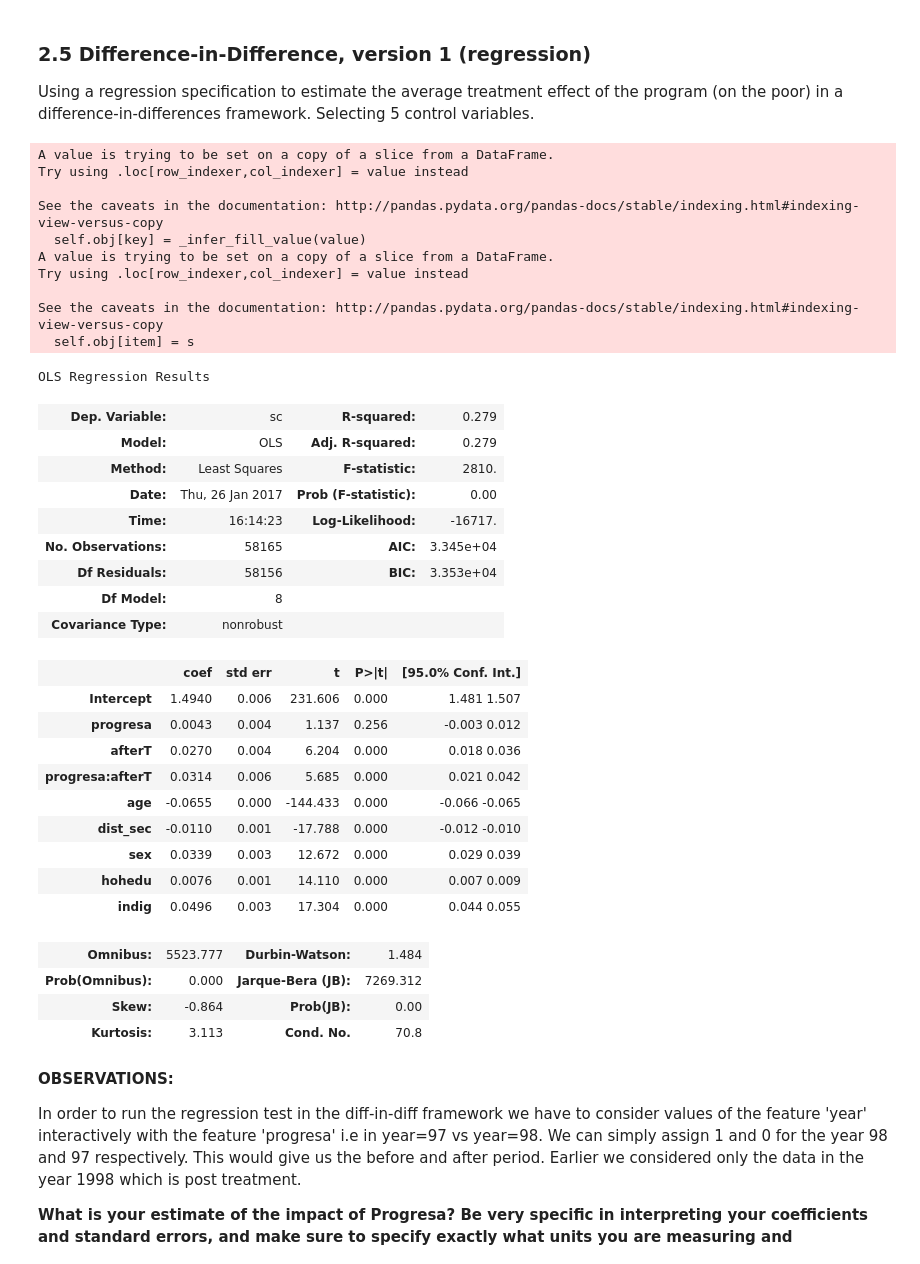
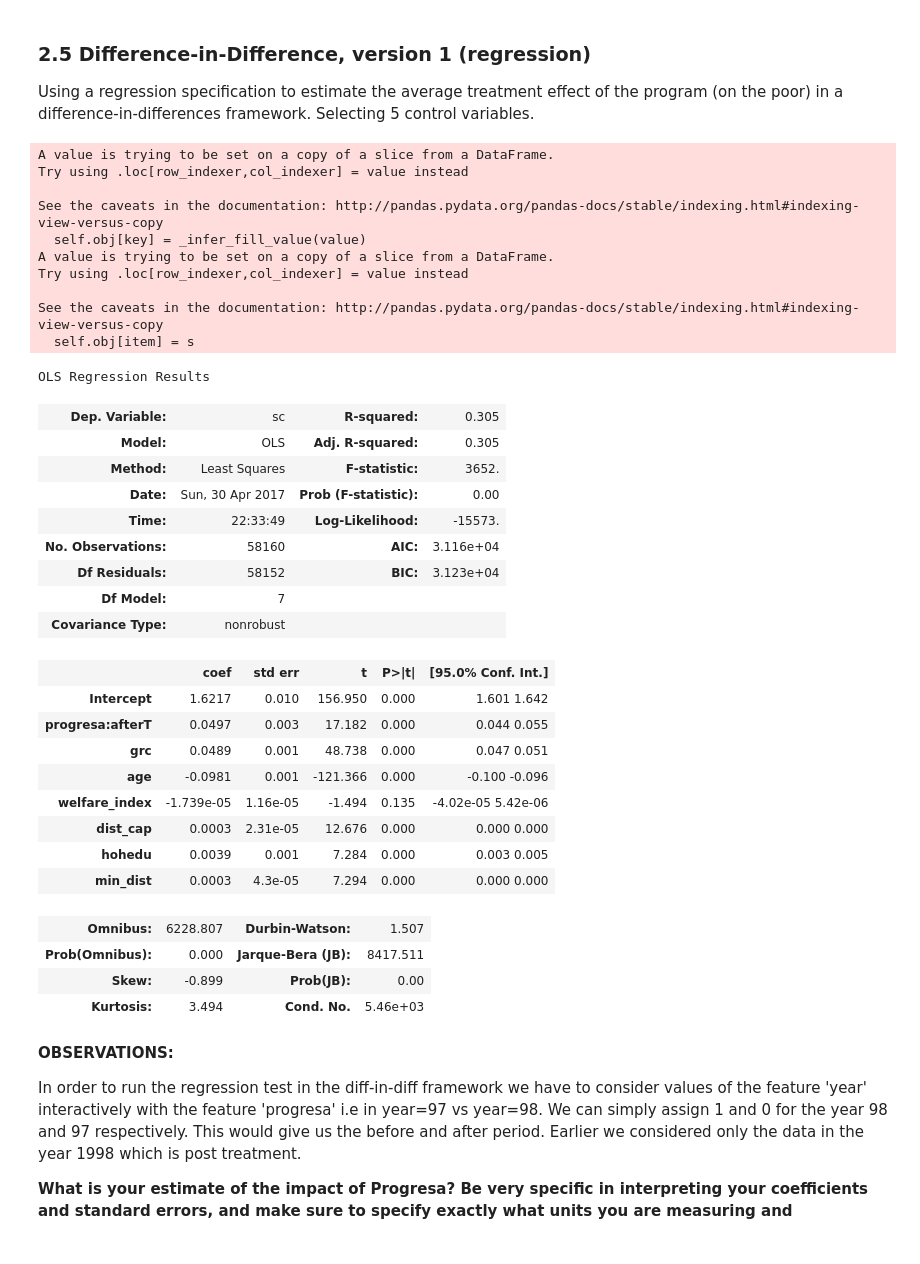
Before and after one commit to yasht7/Progresa-Data-Analysis, a Jupyter notebook: YASHASWI_TAMTA - Progresa Exploration.ipynb, the cells around one changed output. Cells and saved outputs as stored; diff of their text form; code cells hidden in the pictures.

```diff
--- a/YASHASWI_TAMTA+-+Progresa+Exploration.ipynb
+++ b/YASHASWI_TAMTA - Progresa Exploration.ipynb
@@ -534,47 +633,46 @@ Using a regression specification to estimate the average treatment effect of the
 # %%
 # TO get a separate statistic with respect to the year we create a dependent/correlated variable: afterT (1= after treatment).
 lm_diff = progresa_df[(progresa_df.poor==1)]
 lm_diff.loc[lm_diff.year==97, 'afterT'] = 0
 lm_diff.loc[lm_diff.year==98, 'afterT'] = 1
 
 # running a regression model, we'll chose the previously chosen control variables to make the intercept comparable
-ddregr = smf.ols(formula='sc ~ progresa + afterT + progresa:afterT + age + dist_sec + sex + hohedu + indig', data =lm_diff).fit()
+ddregr = smf.ols(formula='sc ~ progresa:afterT + grc + age + welfare_index + dist_cap + hohedu + min_dist', data =lm_diff).fit()
 ddregr.summary()
 # %% [output]
 A value is trying to be set on a copy of a slice from a DataFrame.
 Try using .loc[row_indexer,col_indexer] = value instead
 
 See the caveats in the documentation: http://pandas.pydata.org/pandas-docs/stable/indexing.html#indexing-view-versus-copy
   self.obj[key] = _infer_fill_value(value)
 A value is trying to be set on a copy of a slice from a DataFrame.
 Try using .loc[row_indexer,col_indexer] = value instead
 
 See the caveats in the documentation: http://pandas.pydata.org/pandas-docs/stable/indexing.html#indexing-view-versus-copy
   self.obj[item] = s
 OLS Regression Results
-| Dep. Variable: | sc | R-squared: | 0.279 |
-| Model: | OLS | Adj. R-squared: | 0.279 |
-| Method: | Least Squares | F-statistic: | 2810. |
-| Date: | Thu, 26 Jan 2017 | Prob (F-statistic): | 0.00 |
-| Time: | 16:14:23 | Log-Likelihood: | -16717. |
-| No. Observations: | 58165 | AIC: | 3.345e+04 |
-| Df Residuals: | 58156 | BIC: | 3.353e+04 |
-| Df Model: | 8 |  |  |
+| Dep. Variable: | sc | R-squared: | 0.305 |
+| Model: | OLS | Adj. R-squared: | 0.305 |
+| Method: | Least Squares | F-statistic: | 3652. |
+| Date: | Sun, 30 Apr 2017 | Prob (F-statistic): | 0.00 |
+| Time: | 22:33:49 | Log-Likelihood: | -15573. |
+| No. Observations: | 58160 | AIC: | 3.116e+04 |
+| Df Residuals: | 58152 | BIC: | 3.123e+04 |
+| Df Model: | 7 |  |  |
 | Covariance Type: | nonrobust |  |  |
 |  | coef | std err | t | P>|t| | [95.0% Conf. Int.] |
-| Intercept | 1.4940 | 0.006 | 231.606 | 0.000 | 1.481 1.507 |
-| progresa | 0.0043 | 0.004 | 1.137 | 0.256 | -0.003 0.012 |
-| afterT | 0.0270 | 0.004 | 6.204 | 0.000 | 0.018 0.036 |
-| progresa:afterT | 0.0314 | 0.006 | 5.685 | 0.000 | 0.021 0.042 |
-| age | -0.0655 | 0.000 | -144.433 | 0.000 | -0.066 -0.065 |
-| dist_sec | -0.0110 | 0.001 | -17.788 | 0.000 | -0.012 -0.010 |
-| sex | 0.0339 | 0.003 | 12.672 | 0.000 | 0.029 0.039 |
-| hohedu | 0.0076 | 0.001 | 14.110 | 0.000 | 0.007 0.009 |
-| indig | 0.0496 | 0.003 | 17.304 | 0.000 | 0.044 0.055 |
+| Intercept | 1.6217 | 0.010 | 156.950 | 0.000 | 1.601 1.642 |
+| progresa:afterT | 0.0497 | 0.003 | 17.182 | 0.000 | 0.044 0.055 |
+| grc | 0.0489 | 0.001 | 48.738 | 0.000 | 0.047 0.051 |
+| age | -0.0981 | 0.001 | -121.366 | 0.000 | -0.100 -0.096 |
+| welfare_index | -1.739e-05 | 1.16e-05 | -1.494 | 0.135 | -4.02e-05 5.42e-06 |
+| dist_cap | 0.0003 | 2.31e-05 | 12.676 | 0.000 | 0.000 0.000 |
+| hohedu | 0.0039 | 0.001 | 7.284 | 0.000 | 0.003 0.005 |
+| min_dist | 0.0003 | 4.3e-05 | 7.294 | 0.000 | 0.000 0.000 |
-| Omnibus: | 5523.777 | Durbin-Watson: | 1.484 |
-| Prob(Omnibus): | 0.000 | Jarque-Bera (JB): | 7269.312 |
-| Skew: | -0.864 | Prob(JB): | 0.00 |
-| Kurtosis: | 3.113 | Cond. No. | 70.8 |
+| Omnibus: | 6228.807 | Durbin-Watson: | 1.507 |
+| Prob(Omnibus): | 0.000 | Jarque-Bera (JB): | 8417.511 |
+| Skew: | -0.899 | Prob(JB): | 0.00 |
+| Kurtosis: | 3.494 | Cond. No. | 5.46e+03 |
 # %% [markdown]
 **OBSERVATIONS:**
 
```
Also changed, not shown: parts of 9 cells of this notebook.
